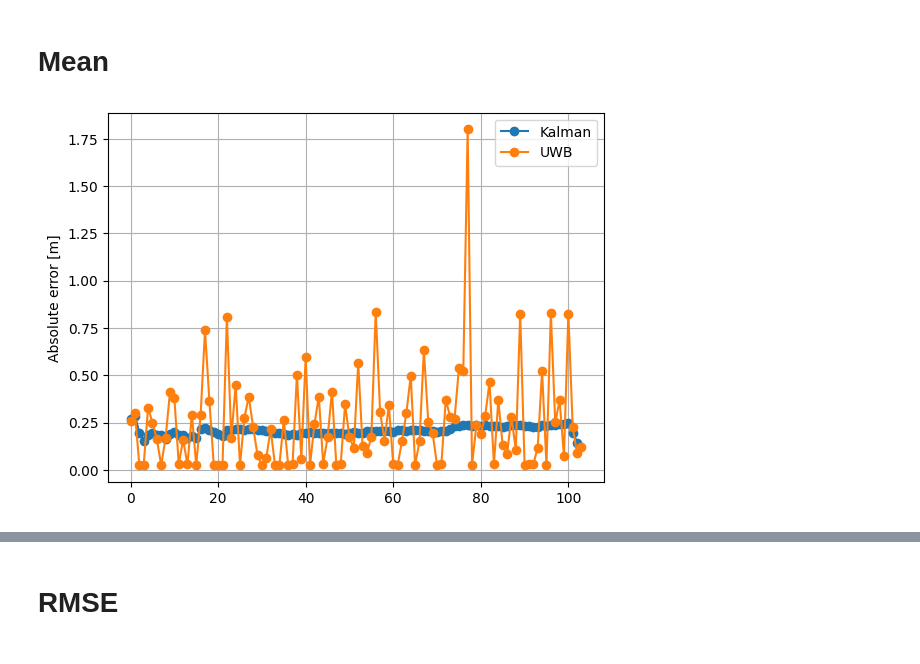
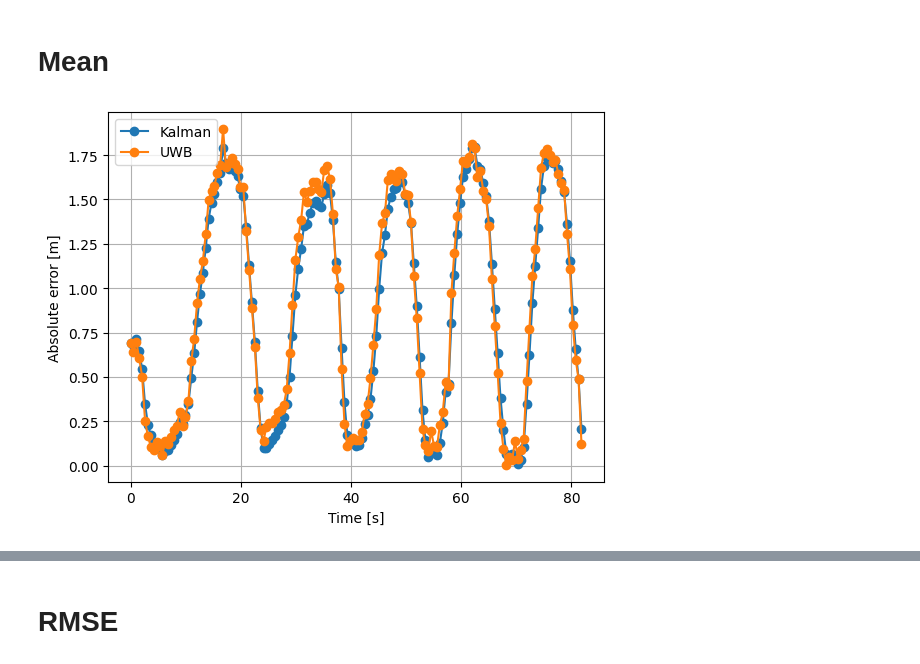
Before and after one commit to piotrs112/uwb-rs, a Jupyter notebook: data-processing/mlat_many_samples.ipynb, the cells around one changed output, grey strips where cells are left out. Drawn from its saved outputs; the diff is of its cells as text; code cells hidden in the pictures.

```diff
--- a/data-processing/mlat_many_samples.ipynb
+++ b/data-processing/mlat_many_samples.ipynb
@@ -5,7 +5,11 @@ import matplotlib.pyplot as plt
 from pathlib import Path
 
 MULTILATERATION_METHOD = "2d"
-samples_dir = Path("data/p1/")
+samples_dir = Path("data/movement_manual_1/")
+
+# These can be overridden by environment.json
+MOVEMENT=False
+REF_POINT="P1"
 # %%
 # Try to get test environment conditions from JSON
 import json
@@ -93,7 +104,7 @@ if not MOVEMENT:
 # %%
 for df in dfs:
     df["timestamp"] = pd.to_datetime(df["timestamp"])
-    df[["acc_x", "acc_y", "acc_z"]] = df[["acc_x", "acc_y", "acc_z"]].rolling(window=5).mean().fillna(0)
+    # df[["acc_x", "acc_y", "acc_z"]] = df[["acc_x", "acc_y", "acc_z"]].rolling(window=5).mean().fillna(0)
 
 dfs = [df[df.anchor.isin(ANCHORS.keys())] for df in dfs]
 dfs = [df.set_index("timestamp") for df in dfs]
@@ -204,19 +220,23 @@ for df in solved_dfs:
     )
     H = np.matrix(np.eye(4))
 
-    # Q = np.matrix(np.diag([0.0001, 0.0001, 0.01, 0.00000001])) # best one
-    Q = np.matrix(np.diag([0.0001, 0.0001, 0.01, 0.01]))
+    # Q = np.matrix(np.diag([0.0001, 0.0001, 0.01, 0.00000001]))
+    # Q = np.matrix(np.diag([0.0001, 0.0001, 0.01, 0.01]))
     # Q = np.matrix(np.diag([0.001, 0.001, 0.001, 0.001]))
-    R = np.matrix(
-        np.diag(
-            [
-                df["x"].std() ** 2,
-                df["y"].std() ** 2,
-                df[ACCELEROMETER_ORIENTATION.global_x].std() ** 2,
-                df[ACCELEROMETER_ORIENTATION.global_y].std() ** 2,
-            ]
+    Q = np.matrix(np.diag([0.0002, 0.0002, 0.0001, 0.0001])) # best one
+    if MOVEMENT:
+        R = np.matrix(np.eye(4) * 2e-4)
+    else:
+        R = np.matrix(
+            np.diag(
+                [
+                    df["x"].std() ** 2,
+                    df["y"].std() ** 2,
+                    df[ACCELEROMETER_ORIENTATION.global_x].std() ** 2,
+                    df[ACCELEROMETER_ORIENTATION.global_y].std() ** 2,
+                ]
+            )
         )
-    )
 
     P = np.matrix(np.eye(4)) * 100
     x = np.matrix("0. 0. 0. 0.").T
@@ -297,14 +320,15 @@ solved = solved.groupby(solved.index).mean()
 
 dt = all_uwb["timestamp"].diff().mean().to_pytimedelta().microseconds / 10**6
 # %%
-# x = [n * dt for n in range(len(solved))]
-plt.plot(kalman["error"], "-o", label="Kalman")
-plt.plot(solved["error"], "-o", label="UWB")
+x = [n * dt for n in range(len(solved))]
+x_k = [n * dt for n in range(len(kalman))]
+plt.plot(x_k, kalman["error"], "-o", label="Kalman")
+plt.plot(x, solved["error"], "-o", label="UWB")
 plt.legend()
 plt.ylabel("Absolute error [m]")
-# plt.xlabel("Time [s]")
+plt.xlabel("Time [s]")
 plt.grid(True)
 plt.show()
 # %% [output]
-[figure, old version]
+[figure, new version]
 # %%
```
Also changed, not shown: parts of 19 cells of this notebook, 1 other file.
